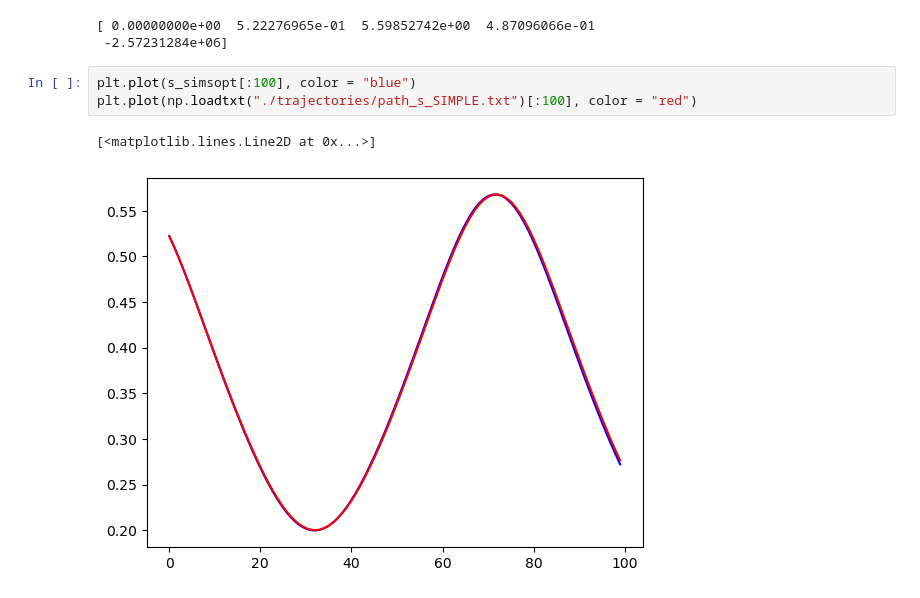
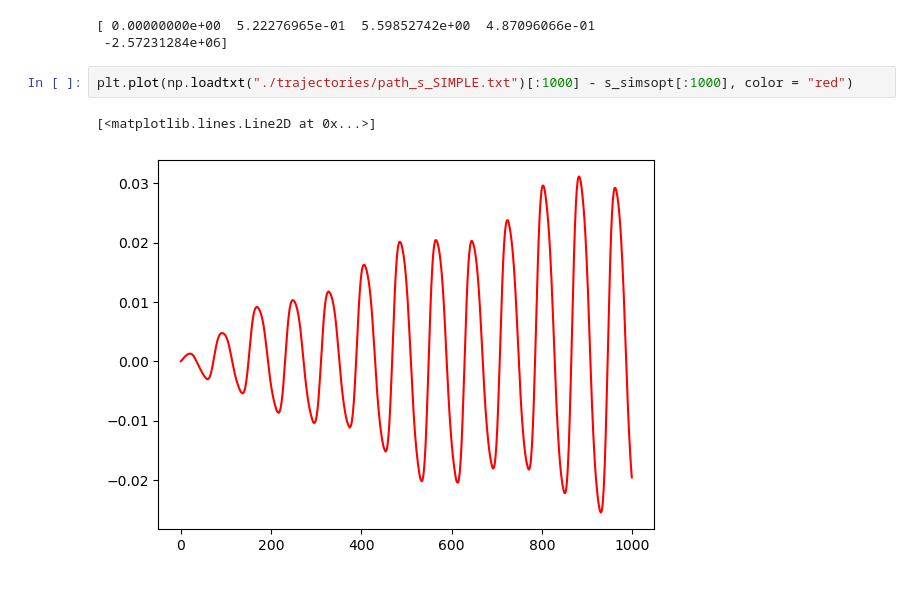
Before and after one commit to billenert/simple-v-simsopt, a Jupyter notebook: differences.ipynb, the cells around one changed output. Cells and saved outputs as stored; diff of their text form.

```diff
--- a/differences.ipynb
+++ b/differences.ipynb
@@ -262,8 +262,7 @@ print(trajectory[0])
 [ 0.00000000e+00  5.22276965e-01  5.59852742e+00  4.87096066e-01
  -2.57231284e+06]
 # %%
-plt.plot(s_simsopt[:100], color = "blue")
-plt.plot(np.loadtxt("./trajectories/path_s_SIMPLE.txt")[:100], color = "red")
+plt.plot(np.loadtxt("./trajectories/path_s_SIMPLE.txt")[:1000] - s_simsopt[:1000], color = "red")
 # %% [output]
 [<matplotlib.lines.Line2D at 0x...>]
-[figure, old version]
+[figure, new version]
```
Also changed, not shown: parts of 6 cells of this notebook.
